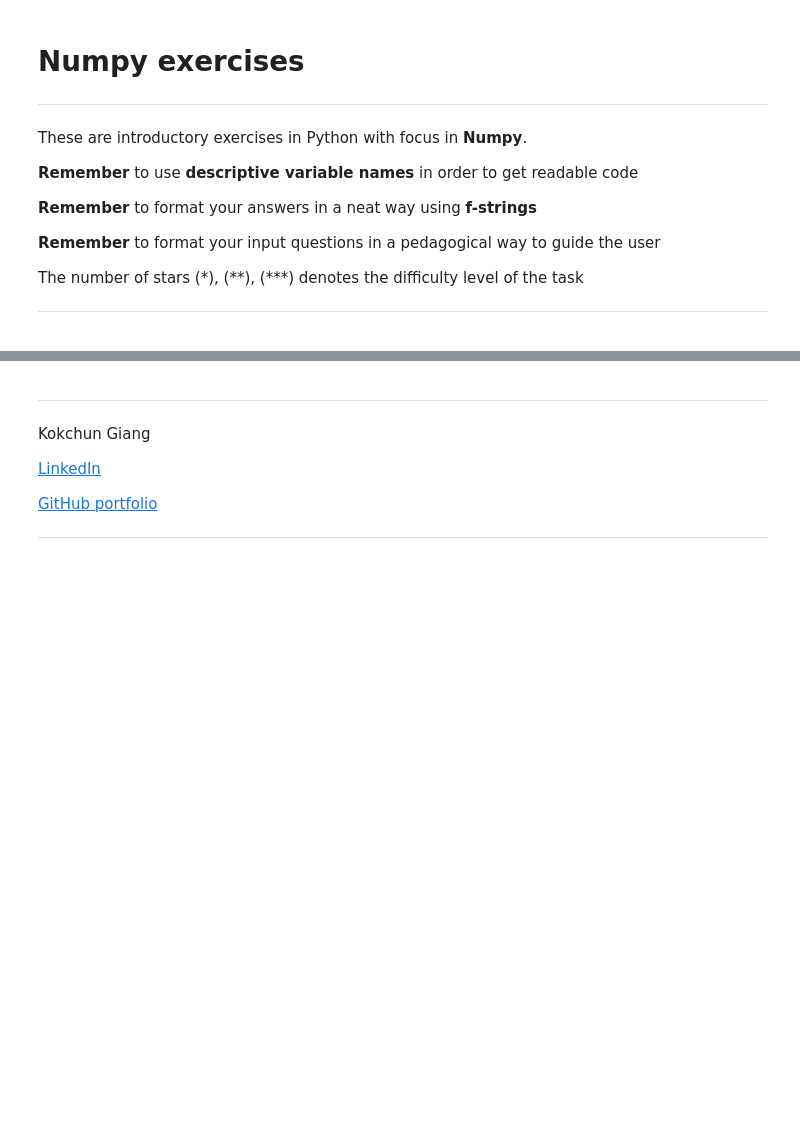
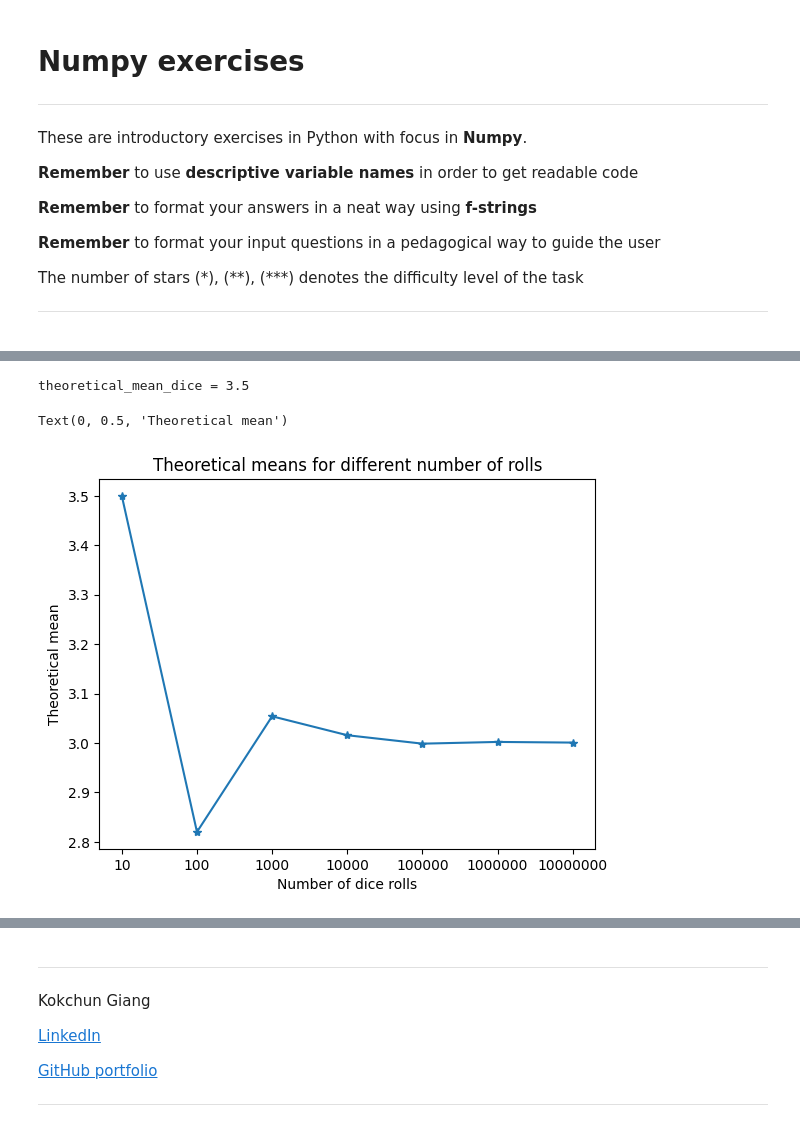
Before and after one commit to yomo001/Python-Younis-Moussavi, a Jupyter notebook: Exercises/E10-numpy.ipynb, the cells around one changed output, grey strips where cells are left out. Saved outputs shown, nothing was run; the diff lists cells and outputs as text; code cells hidden in the pictures; blank space fills up the shorter version.

```diff
--- a/Exercises/E10-numpy.ipynb
+++ b/Exercises/E10-numpy.ipynb
@@ -48,6 +48,39 @@ b)
 <img src="../Assets/numpy_1b.png" width = 300>
 
 </details>
+# %%
+#a)
+
+import numpy as np
+
+sides_of_dice= np.array([1, 2, 3, 4, 5, 6])
+
+theoretical_mean_dice = np.sum(sides_of_dice)/sides_of_dice.size      # because sides_of_dice is a numpy array, the size attribute of numpy can be used on it.
+
+print(f"{theoretical_mean_dice = }")
+# %% [output]
+theoretical_mean_dice = 3.5
+# %%
+#b)
+import matplotlib.pyplot as plt
+
+n = 10
+list_of_means = []
+list_of_dicethrows = [10, 100, 1000, 10000, 100000, 1000000, 10000000]
+for list in range(7):
+    ten = np.random.randint(1,6,n)
+    n *= 10
+    list_of_means.append(np.sum(ten)/np.size(ten))
+
+
+plt.plot(list_of_means, '-*')
+plt.title("Theoretical means for different number of rolls")
+plt.xticks([0, 1, 2, 3, 4, 5, 6], [10, 100, 1000, 10000, 100000, 1000000, 10000000])
+plt.xlabel("Number of dice rolls")
+plt.ylabel("Theoretical mean")
+# %% [output]
+Text(0, 0.5, 'Theoretical mean')
+[figure, added]
 # %% [markdown]
 ---
 ## 2. Several dices (**)
```
Also changed, not shown: parts of 1 cell of this notebook, 1 other file.
